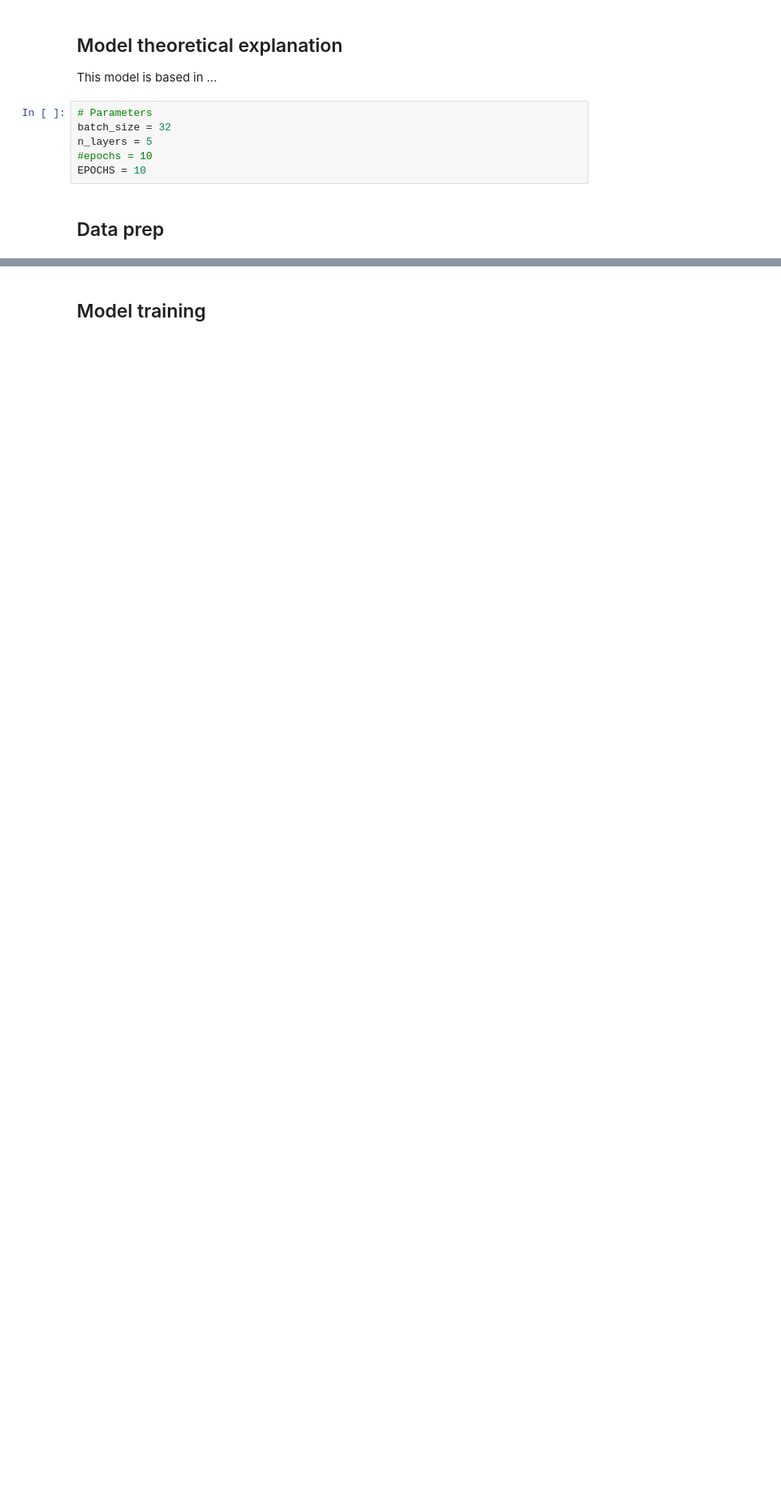
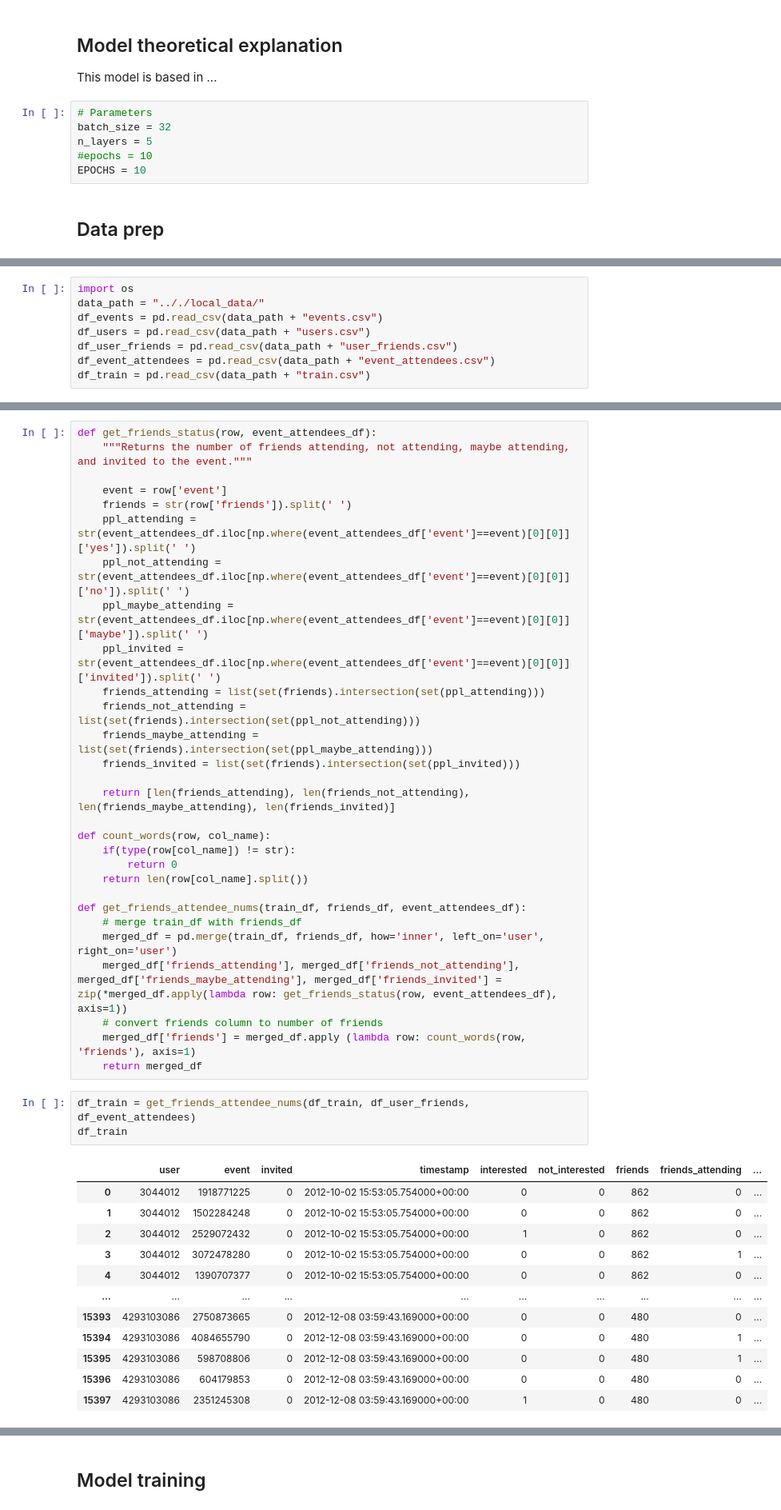
Before and after one commit to dsanmart/everywhere-reco, a Jupyter notebook: examples/models/model1.ipynb, the cells around one changed output, grey strips where cells are left out. Shown: that part at 80% size. Cells and saved outputs as stored; diff of their text form; blank space fills up the shorter version.

```diff
--- a/examples/models/model1.ipynb
+++ b/examples/models/model1.ipynb
@@ -59,0 +28,8 @@ Length: 110, dtype: int64
+# %%
+import os
+data_path = ".././local_data/"
+df_events = pd.read_csv(data_path + "events.csv")
+df_users = pd.read_csv(data_path + "users.csv")
+df_user_friends = pd.read_csv(data_path + "user_friends.csv")
+df_event_attendees = pd.read_csv(data_path + "event_attendees.csv")
+df_train = pd.read_csv(data_path + "train.csv")
@@ -59,0 +75,45 @@ Length: 110, dtype: int64
+# %%
+def get_friends_status(row, event_attendees_df):
+    """Returns the number of friends attending, not attending, maybe attending, and invited to the event."""
+
+    event = row['event']
+    friends = str(row['friends']).split(' ')
+    ppl_attending = str(event_attendees_df.iloc[np.where(event_attendees_df['event']==event)[0][0]]['yes']).split(' ')
+    ppl_not_attending = str(event_attendees_df.iloc[np.where(event_attendees_df['event']==event)[0][0]]['no']).split(' ')
+    ppl_maybe_attending = str(event_attendees_df.iloc[np.where(event_attendees_df['event']==event)[0][0]]['maybe']).split(' ')
+    ppl_invited = str(event_attendees_df.iloc[np.where(event_attendees_df['event']==event)[0][0]]['invited']).split(' ')
+    friends_attending = list(set(friends).intersection(set(ppl_attending)))
+    friends_not_attending = list(set(friends).intersection(set(ppl_not_attending)))
+    friends_maybe_attending = list(set(friends).intersection(set(ppl_maybe_attending)))
+    friends_invited = list(set(friends).intersection(set(ppl_invited)))
+
+    return [len(friends_attending), len(friends_not_attending), len(friends_maybe_attending), len(friends_invited)]
+
+def count_words(row, col_name):
+    if(type(row[col_name]) != str):
+        return 0
+    return len(row[col_name].split())
+
+def get_friends_attendee_nums(train_df, friends_df, event_attendees_df):
+    # merge train_df with friends_df
+    merged_df = pd.merge(train_df, friends_df, how='inner', left_on='user', right_on='user')
+    merged_df['friends_attending'], merged_df['friends_not_attending'], merged_df['friends_maybe_attending'], merged_df['friends_invited'] = zip(*merged_df.apply(lambda row: get_friends_status(row, event_attendees_df), axis=1))
+    # convert friends column to number of friends
+    merged_df['friends'] = merged_df.apply (lambda row: count_words(row, 'friends'), axis=1)
+    return merged_df
+# %%
+df_train = get_friends_attendee_nums(df_train, df_user_friends, df_event_attendees)
+df_train
+# %% [output]
+|  | user | event | invited | timestamp | interested | not_interested | friends | friends_attending | ... |
+| 0 | 3044012 | 1918771225 | 0 | 2012-10-02 15:53:05.754000+00:00 | 0 | 0 | 862 | 0 | ... |
+| 1 | 3044012 | 1502284248 | 0 | 2012-10-02 15:53:05.754000+00:00 | 0 | 0 | 862 | 0 | ... |
+| 2 | 3044012 | 2529072432 | 0 | 2012-10-02 15:53:05.754000+00:00 | 1 | 0 | 862 | 0 | ... |
+| 3 | 3044012 | 3072478280 | 0 | 2012-10-02 15:53:05.754000+00:00 | 0 | 0 | 862 | 1 | ... |
+| 4 | 3044012 | 1390707377 | 0 | 2012-10-02 15:53:05.754000+00:00 | 0 | 0 | 862 | 0 | ... |
+| ... | ... | ... | ... | ... | ... | ... | ... | ... | ... |
+| 15393 | 4293103086 | 2750873665 | 0 | 2012-12-08 03:59:43.169000+00:00 | 0 | 0 | 480 | 0 | ... |
+| 15394 | 4293103086 | 4084655790 | 0 | 2012-12-08 03:59:43.169000+00:00 | 0 | 0 | 480 | 1 | ... |
+| 15395 | 4293103086 | 598708806 | 0 | 2012-12-08 03:59:43.169000+00:00 | 0 | 0 | 480 | 1 | ... |
+| 15396 | 4293103086 | 604179853 | 0 | 2012-12-08 03:59:43.169000+00:00 | 0 | 0 | 480 | 0 | ... |
+| 15397 | 4293103086 | 2351245308 | 0 | 2012-12-08 03:59:43.169000+00:00 | 1 | 0 | 480 | 0 | ... |
```
Also changed, not shown: parts of 13 cells of this notebook.
